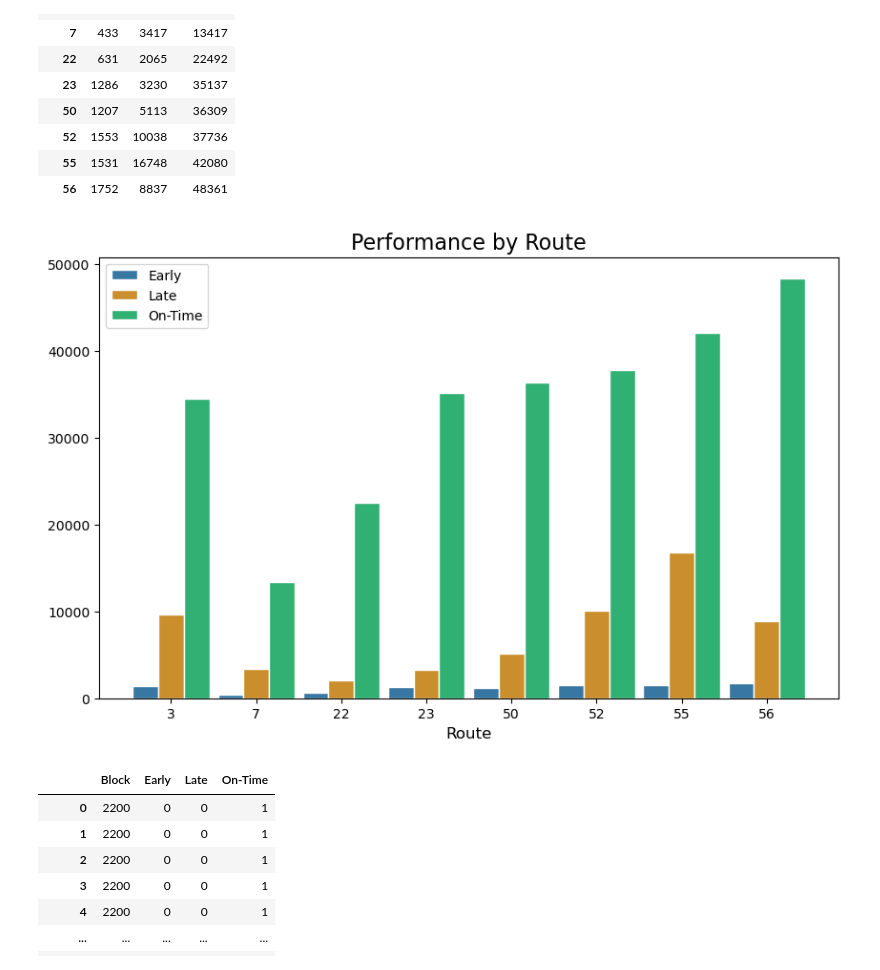
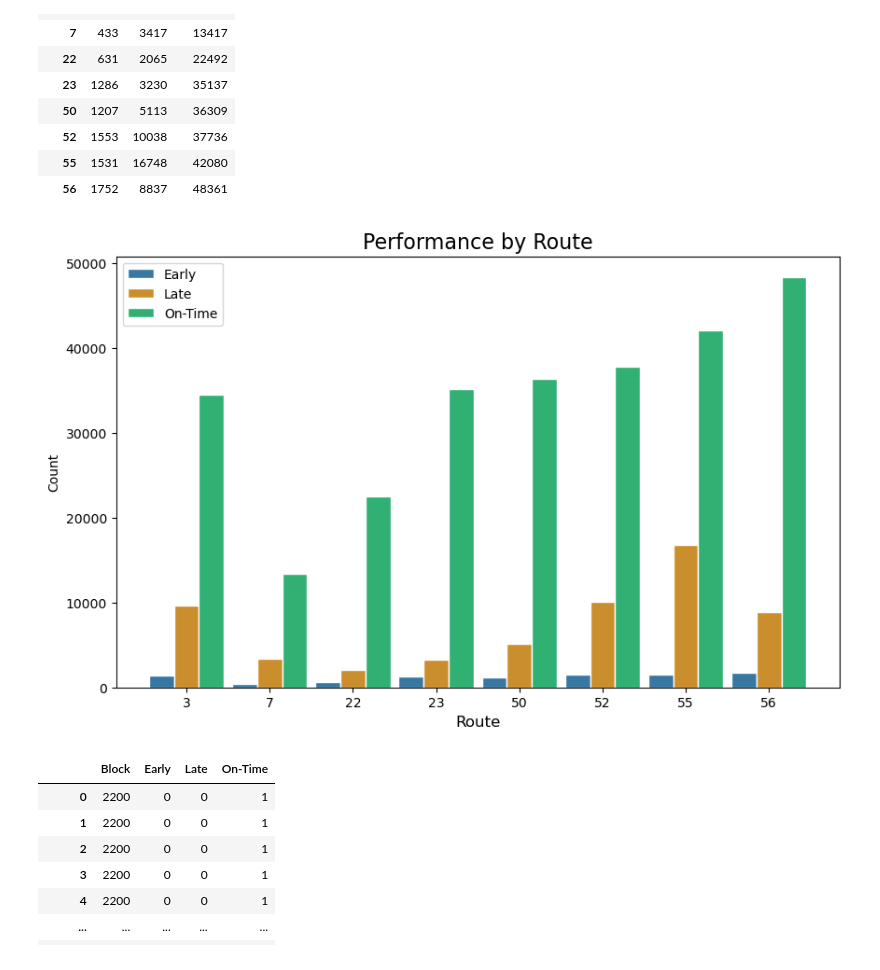
Before and after one commit to NewForce-Cohort-10-Data/wego-ten-deploy-commandments, a Jupyter notebook: notebooks/my-work.ipynb, the cells around one changed output. Drawn from its saved outputs; the diff is of its cells as text; code cells hidden in the pictures.

Commit message:
added y axis label to my big graph

```diff
--- a/notebooks/my-work.ipynb
+++ b/notebooks/my-work.ipynb
@@ -173,27 +173,28 @@ import numpy as np
 # %%
 barWidth = 0.3
 bars1 = [1382, 433, 631, 1286, 1207, 1553, 1531, 1752]
 bars2 = [9590, 3417, 2065, 3230, 5113, 10038, 16748, 8837]
 bars3 = [34516, 13417, 22492, 35137, 36309, 37736, 42080, 48361]
 
 r = np.arange(len(bars1))
 r2 = r + barWidth
 r3 = r2 + barWidth
 
 fig, ax = plt.subplots(figsize = (10,6))
 ax.bar(r, bars1, width = barWidth, color =  '#3877a2', edgecolor = 'white', label = 'Early')
 ax.bar(r2, bars2, width = barWidth, color = '#cb8e2c', edgecolor = 'white', label = 'Late')
 ax.bar(r3, bars3, width = barWidth, color = '#30b073', edgecolor = 'white', label = 'On-Time')
 
 ax.set_xlabel('Route', fontsize = 12)
 ax.set_xticks(r + barWidth)
 ax.set_xticklabels(['3', '7', '22', '23', '50', '52', '55', '56'])
 plt.title('Performance by Route', fontsize = 16)
+plt.ylabel('Count')
 
 ax.legend()
 plt.show()
 # %% [output]
-[figure, old version]
+[figure, new version]
 # %%
 #for location, i'm looking at blocks bc i don't want to mess with map coordinates this time
 # %%
```
